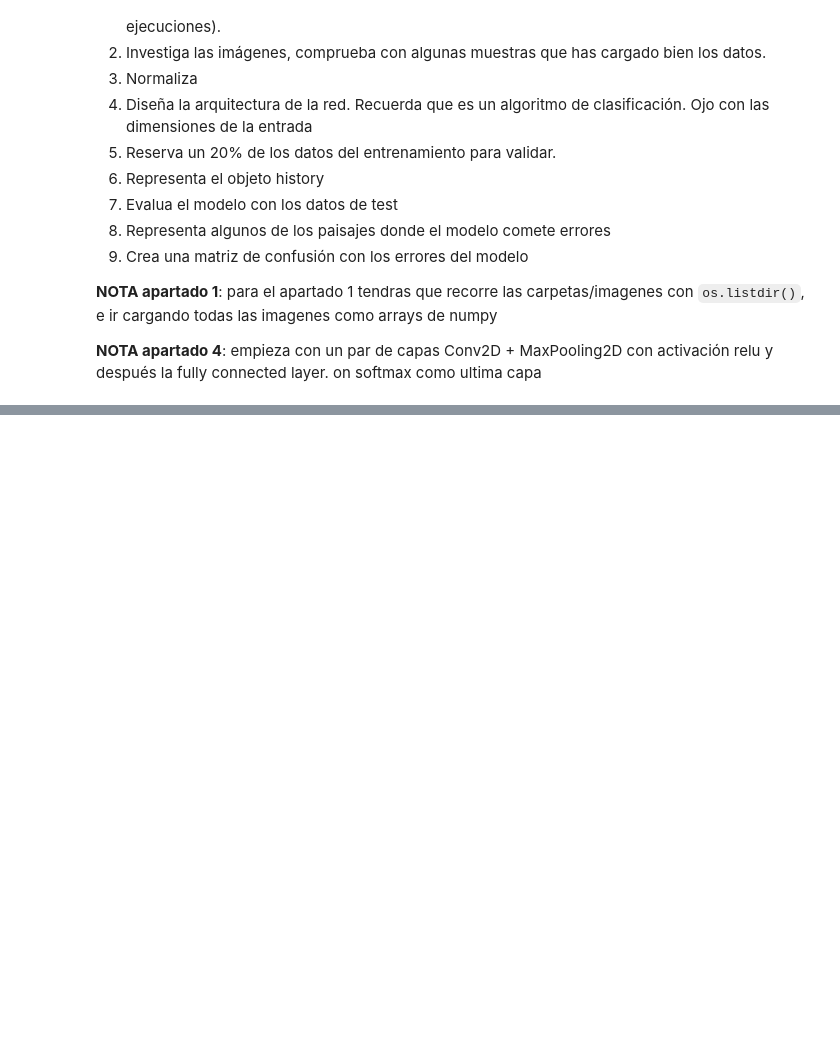
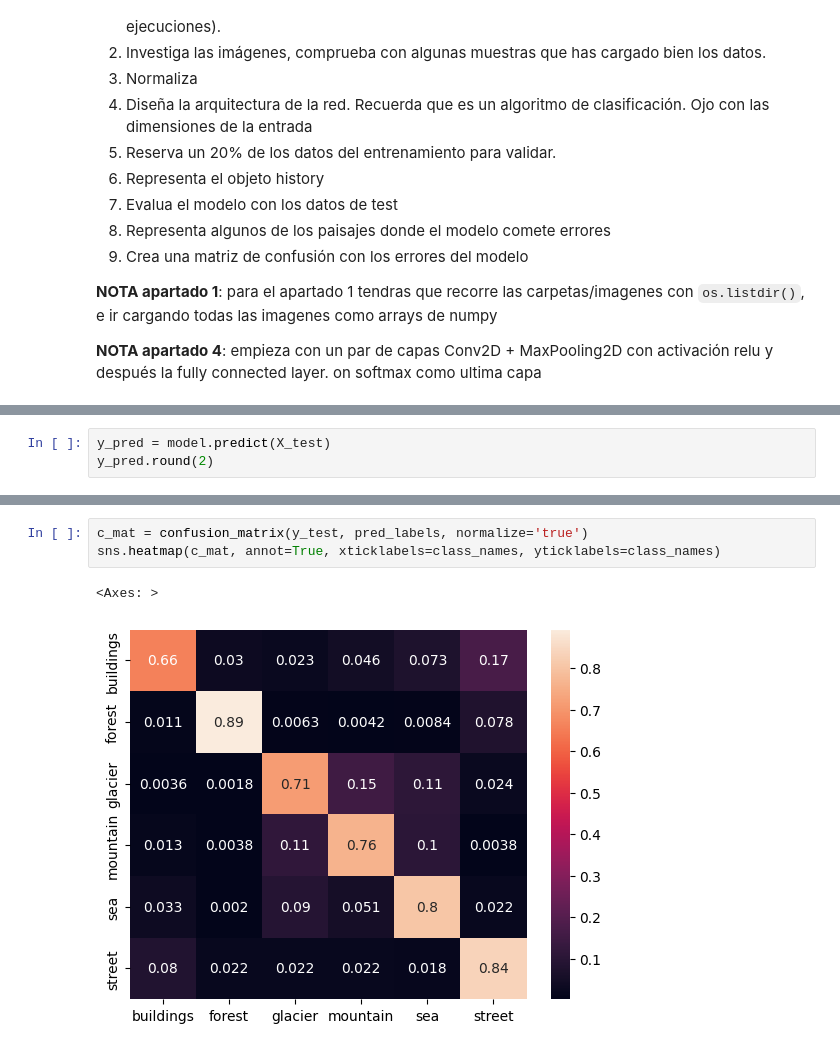
Before and after one commit to angelrodnah/2309_dsft_thebridge, a Jupyter notebook: 3-Machine_Learning/4-Deep_Learning/2-Redes_Convolucionales/ejercicios/Clasificador_paisajes.ipynb, the cells around one changed output, grey strips where cells are left out. Drawn from its saved outputs; the diff is of its cells as text; blank space fills up the shorter version.

```diff
--- a/3-Machine_Learning/4-Deep_Learning/2-Redes_Convolucionales/ejercicios/Clasificador_paisajes.ipynb
+++ b/3-Machine_Learning/4-Deep_Learning/2-Redes_Convolucionales/ejercicios/Clasificador_paisajes.ipynb
@@ -16,0 +271,3 @@ Para este ejercicio vas a crear un clasificador automático de paisajes. Los dat
+# %%
+y_pred = model.predict(X_test)
+y_pred.round(2)
@@ -16,0 +316,6 @@ Para este ejercicio vas a crear un clasificador automático de paisajes. Los dat
+# %%
+c_mat = confusion_matrix(y_test, pred_labels, normalize='true')
+sns.heatmap(c_mat, annot=True, xticklabels=class_names, yticklabels=class_names)
+# %% [output]
+<Axes: >
+[figure, added]
```
Also changed, not shown: parts of 33 cells of this notebook.
